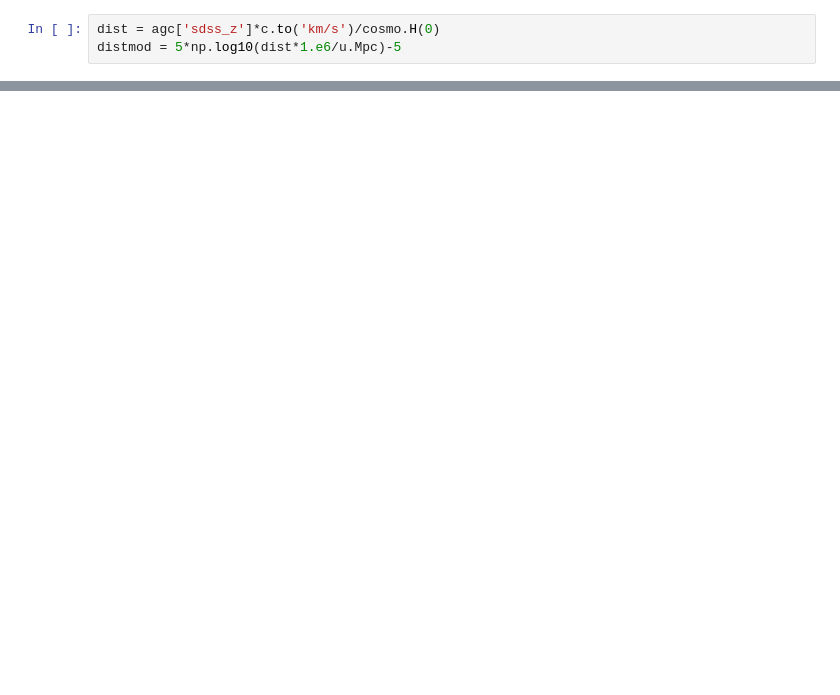
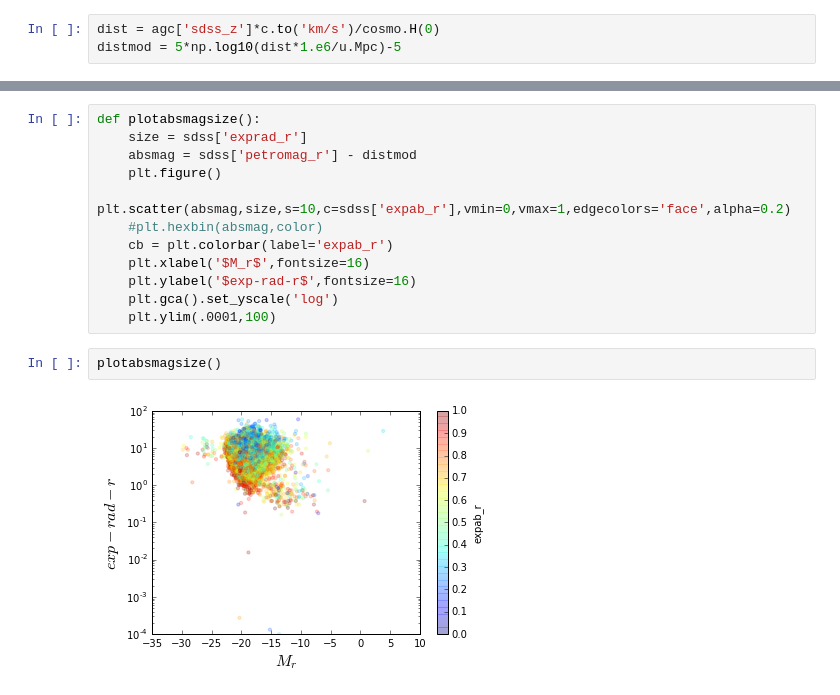
Before and after one commit to rfinn/APPSS, a Jupyter notebook: sdss-outliers.ipynb, the cells around one changed output, grey strips where cells are left out. Drawn from its saved outputs; the diff is of its cells as text; blank space fills up the shorter version.

```diff
--- a/sdss-outliers.ipynb
+++ b/sdss-outliers.ipynb
@@ -73,0 +125,16 @@ plotcolorabsmag()
+# %%
+def plotabsmagsize():
+    size = sdss['exprad_r']
+    absmag = sdss['petromag_r'] - distmod
+    plt.figure()
+    plt.scatter(absmag,size,s=10,c=sdss['expab_r'],vmin=0,vmax=1,edgecolors='face',alpha=0.2)
+    #plt.hexbin(absmag,color)
+    cb = plt.colorbar(label='expab_r')
+    plt.xlabel('$M_r$',fontsize=16)
+    plt.ylabel('$exp-rad-r$',fontsize=16)
+    plt.gca().set_yscale('log')
+    plt.ylim(.0001,100)
+# %%
+plotabsmagsize()
+# %% [output]
+[figure, added]
```
Also changed, not shown: parts of 19 cells of this notebook.
